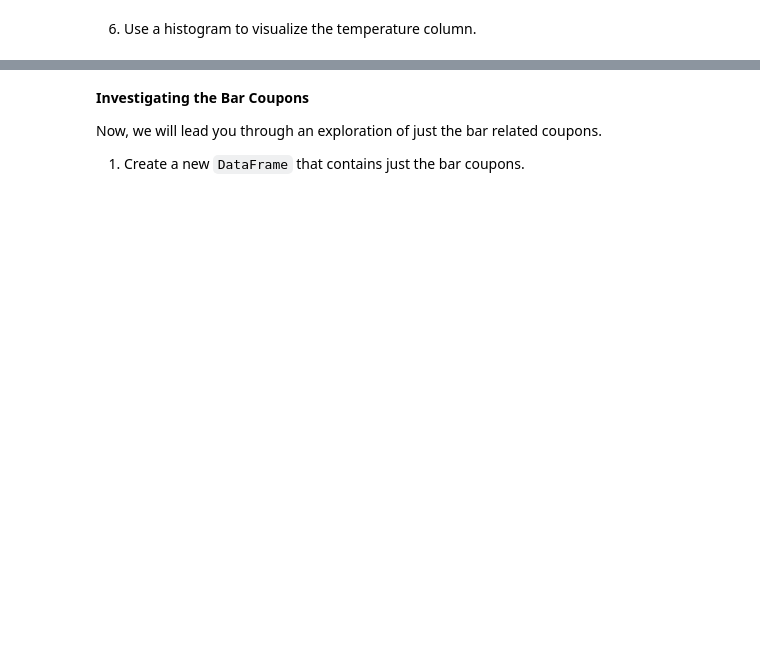
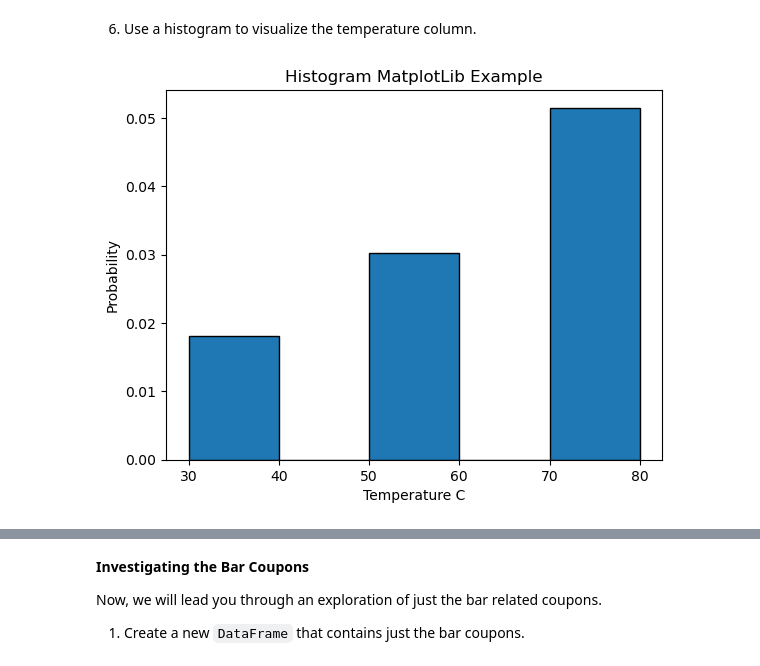
Before and after one commit to zeino/practical-application-5.1, a Jupyter notebook: prompt.ipynb, the cells around one changed output, grey strips where cells are left out. Cells and saved outputs as stored; diff of their text form; code cells hidden in the pictures; blank space fills up the shorter version.

```diff
--- a/prompt.ipynb
+++ b/prompt.ipynb
@@ -90,2 +271,10 @@ data.head()
 # %% [markdown]
 6. Use a histogram to visualize the temperature column.
+# %%
+plt.hist(data['temperature'], edgecolor='black',bins = 5, density = True)
+plt.title('Histogram MatplotLib Example')
+plt.xlabel('Temperature C')
+plt.ylabel('Probability')
+plt.show()
+# %% [output]
+[figure, added]
```
Also changed, not shown: parts of 19 cells of this notebook.
